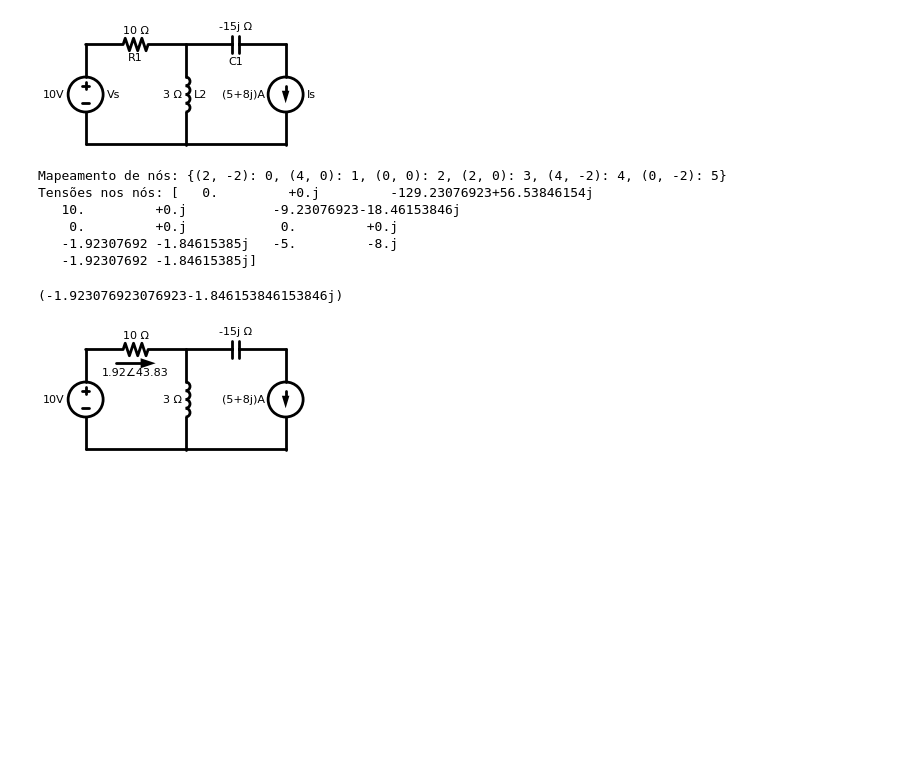
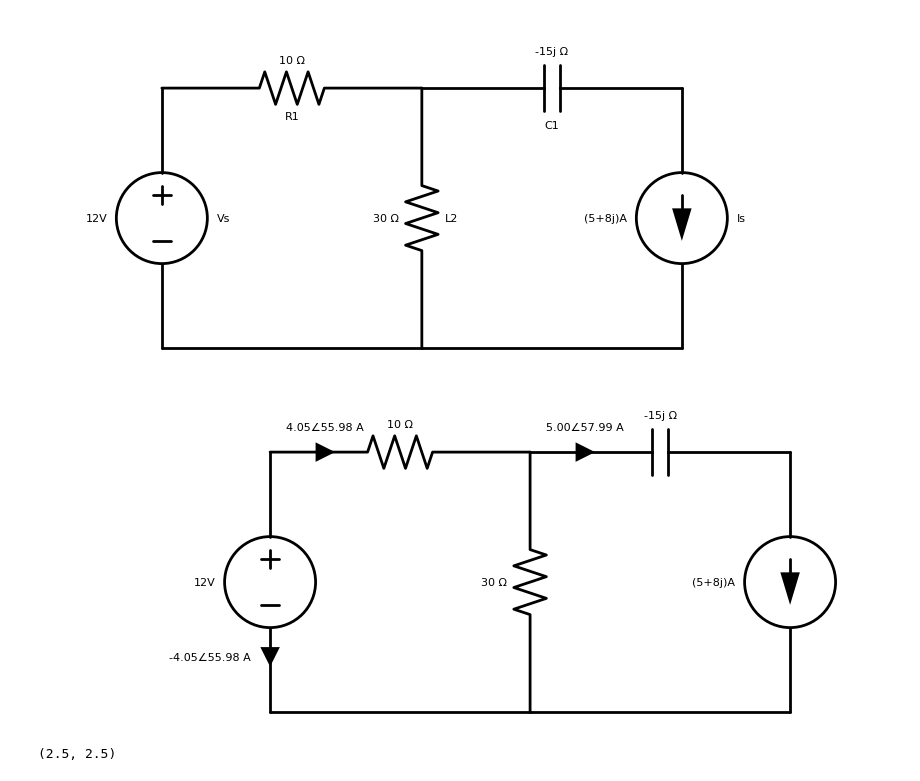
Before and after one commit to ygordealmeida/PhaCircuits, a Jupyter notebook: circuit.ipynb, the cells around one changed output. Saved outputs shown, nothing was run; the diff lists cells and outputs as text; code cells hidden in the pictures; blank space fills up the shorter version.

Commit message:
Ajuste na visualização das correntes

```diff
--- a/circuit.ipynb
+++ b/circuit.ipynb
@@ -206,7 +216,7 @@ class Circuito:
                         d.add(elm.Line(scale = 0.5).endpoints(iten[1], iten[2]))
 # %%
 circuito=Circuito()
-circuito.element("Voltage Source",(0,-2),(0,0),10,'Vs')
+circuito.element("Voltage Source",(0,-2),(0,0),12,'Vs')
 circuito.element('Resistor',(0,0),(2,0),10,"R1")
 circuito.element('Capacitor',(2,0),(4,0),-15j,"C1")
 circuito.element('Current Source',(4,0),(4,-2),5+8j,'Is')
@@ -214,27 +224,16 @@ circuito.element('Current Source',(4,0),(4,-2),5+8j,'Is')
 circuito.element('Wire',(4,-2),(2,-2))
 circuito.element('Wire',(2,-2),(0,-2))
 #circuito.element('Resistor',(2,0),(0,-2),2)
-circuito.element("Inductor",(2,0),(2,-2),3,"L2")
+circuito.element("Resistor",(2,0),(2,-2),30,"L2")
 circuito.set_reference(4)
 circuito.draw()
-circuito.map_nodes()
-G,I=circuito.montar_equacoes()
+#circuito.map_nodes()
+#G,I=circuito.montar_equacoes()
 #circuito.mostrar_matriz_condutancia()
 V=circuito.resolver_circuito()
 # %% [output]
-[figure, old version]
+[figure, new version]
-Mapeamento de nós: {(2, -2): 0, (4, 0): 1, (0, 0): 2, (2, 0): 3, (4, -2): 4, (0, -2): 5}
-Tensões nos nós: [   0.         +0.j         -129.23076923+56.53846154j
-   10.         +0.j           -9.23076923-18.46153846j
-    0.         +0.j            0.         +0.j
-   -1.92307692 -1.84615385j   -5.         -8.j
-   -1.92307692 -1.84615385j]
-# %%
-circuito.calcular_correntes()
-circuito.get_current("Vs")
-# %% [output]
-(-1.923076923076923-1.846153846153846j)
 # %%
-circuito.draw_with_currents("R1")
+circuito.draw_with_currents(["R1","Vs","C1"])
 # %% [output]
-[figure, old version]
+[figure, new version]
@@ -240,0 +244,4 @@ circuito.draw_with_currents("R1")
+# %%
+print(z)
+# %% [output]
+(2.5, 2.5)
```
Also changed, not shown: parts of 2 cells of this notebook.
